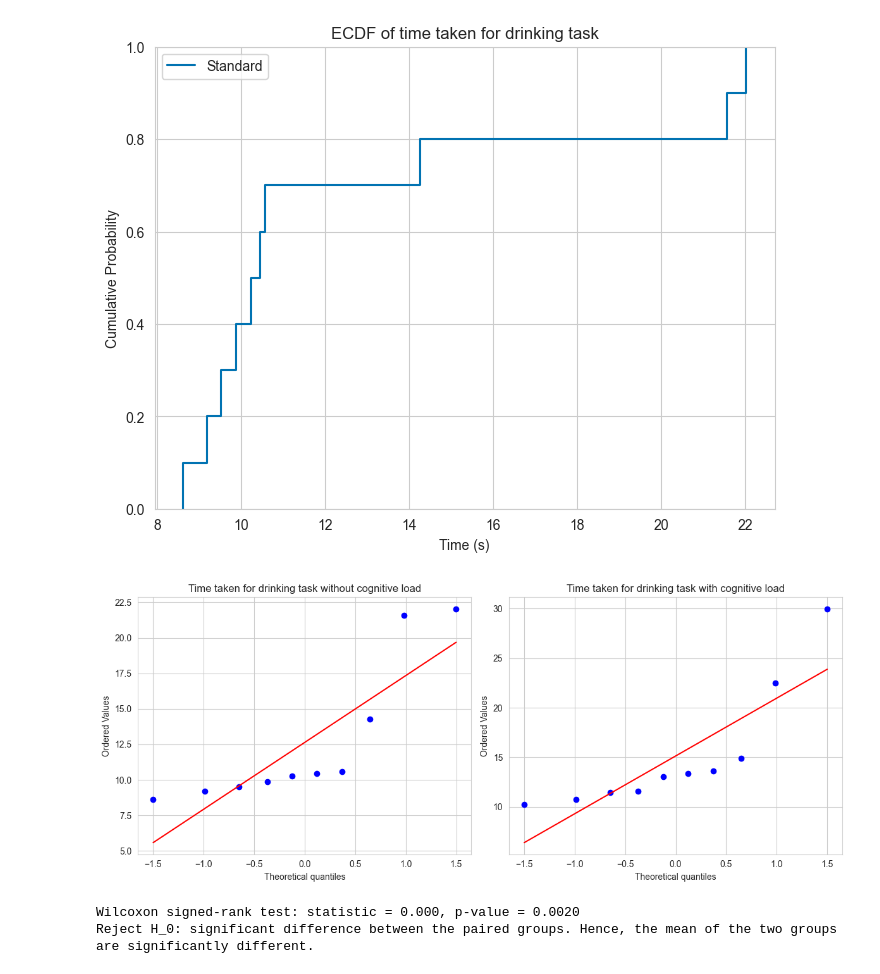
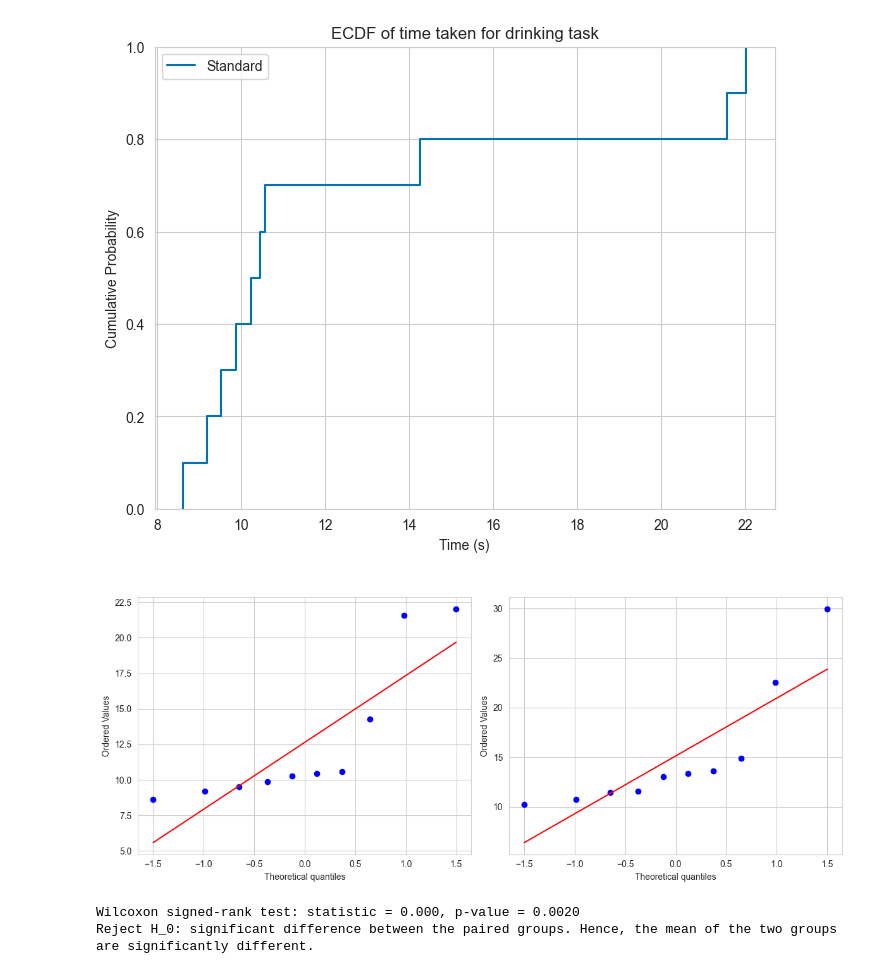
Before and after one commit to ashishpatel16/ds4w-impact-of-cognitive-load-on-physical-performance, a Jupyter notebook: final_water.ipynb, the cells around one changed output. Cells and saved outputs as stored; diff of their text form; code cells hidden in the pictures.

Commit message:
Updated QQ plots and color theme

```diff
--- a/final_water.ipynb
+++ b/final_water.ipynb
@@ -427,23 +427,23 @@ plt.show()
 # %%
 # Create Q-Q plots to assess normality
 import scipy.stats as stats
 import matplotlib.pyplot as plt
 
 # Set up subplots
 fig, (ax1, ax2) = plt.subplots(1, 2, figsize=(12, 5))
 
 # Q-Q plot for standard condition
 stats.probplot(time_taken_standard, dist="norm", plot=ax1)
-ax1.set_title("Time taken for drinking task without cognitive load")
+ax1.set_title(" ")
 
 # Q-Q plot for challenge condition
 stats.probplot(time_taken_challenge, dist="norm", plot=ax2, )
-ax2.set_title("Time taken for drinking task with cognitive load")
+ax2.set_title(" ")
 
 plt.tight_layout()
 plt.show()
 # %% [output]
-[figure, old version]
+[figure, new version]
 # %%
 # Applying Wilcoxon signed-rank test to check if the mean of counts_challenge is significantly different from the mean of counts_standard
 from scipy.stats import wilcoxon
```
Also changed, not shown: parts of 1 cell of this notebook, 1 other file.
